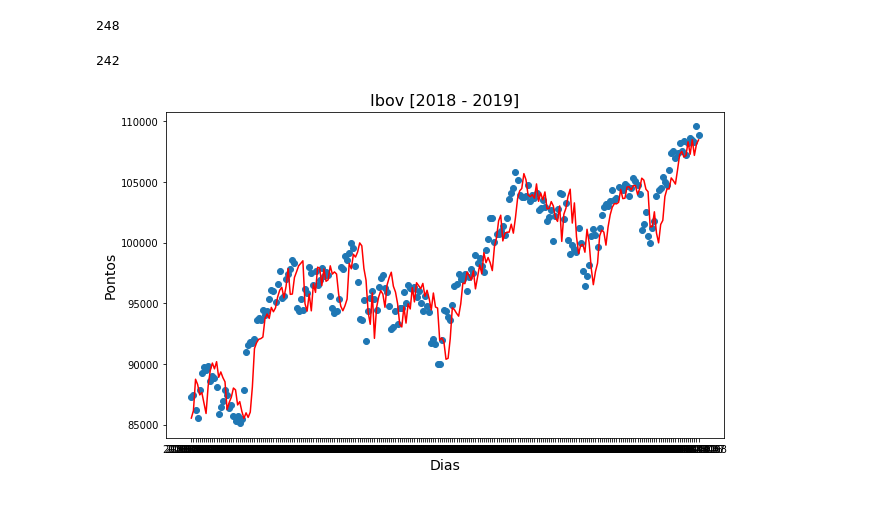
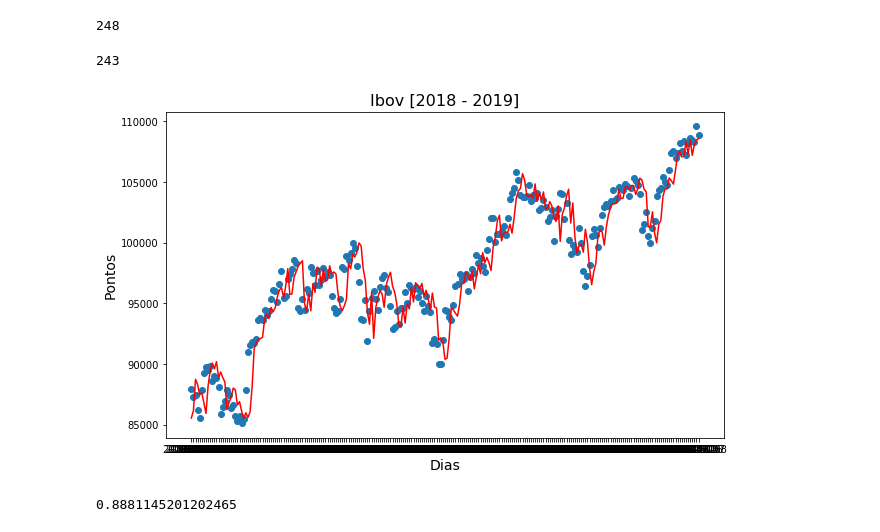
Before and after one commit to pbcarani/P3-Data-Science, a Jupyter notebook: P3_NOVO.ipynb, the cells around one changed output. Cells and saved outputs as stored; diff of their text form; code cells hidden in the pictures.

```diff
--- a/P3_NOVO.ipynb
+++ b/P3_NOVO.ipynb
@@ -329,7 +341,7 @@ len(y)
 248
 # %%
 n=0
-while n < len(y):
+while n < len(y)+1:
     if n>5:
         pred.append(1799.20843632-0.04825494*y[n-1]+0.16453675*y[n-2]-0.15793943*y[n-3]+1.02453412*y[n-4])
     n+=1
@@ -337,14 +349,19 @@ while n < len(y):
 
 len(pred)
 # %% [output]
-242
+243
 # %%
 plt.figure(1, figsize=(10,6))
-plt.scatter(date[7:], pontos[7:])
+plt.scatter(date[6:], pontos[6:])
 plt.title('Ibov [2018 - 2019]', fontsize=16)
-plt.plot(date[7:], pred, color='r', label='Regressão')
+plt.plot(date[6:], pred, color='r', label='Regressão')
 plt.xlabel('Dias', fontsize=14)
 plt.ylabel('Pontos', fontsize=14)
 plt.show();
 # %% [output]
-[figure, old version]
+[figure, new version]
+# %%
+pontos=pontos[6:]
+metrics.r2_score(pontos, pred)
+# %% [output]
+0.8881145201202465
```
Also changed, not shown: parts of 11 cells of this notebook.
